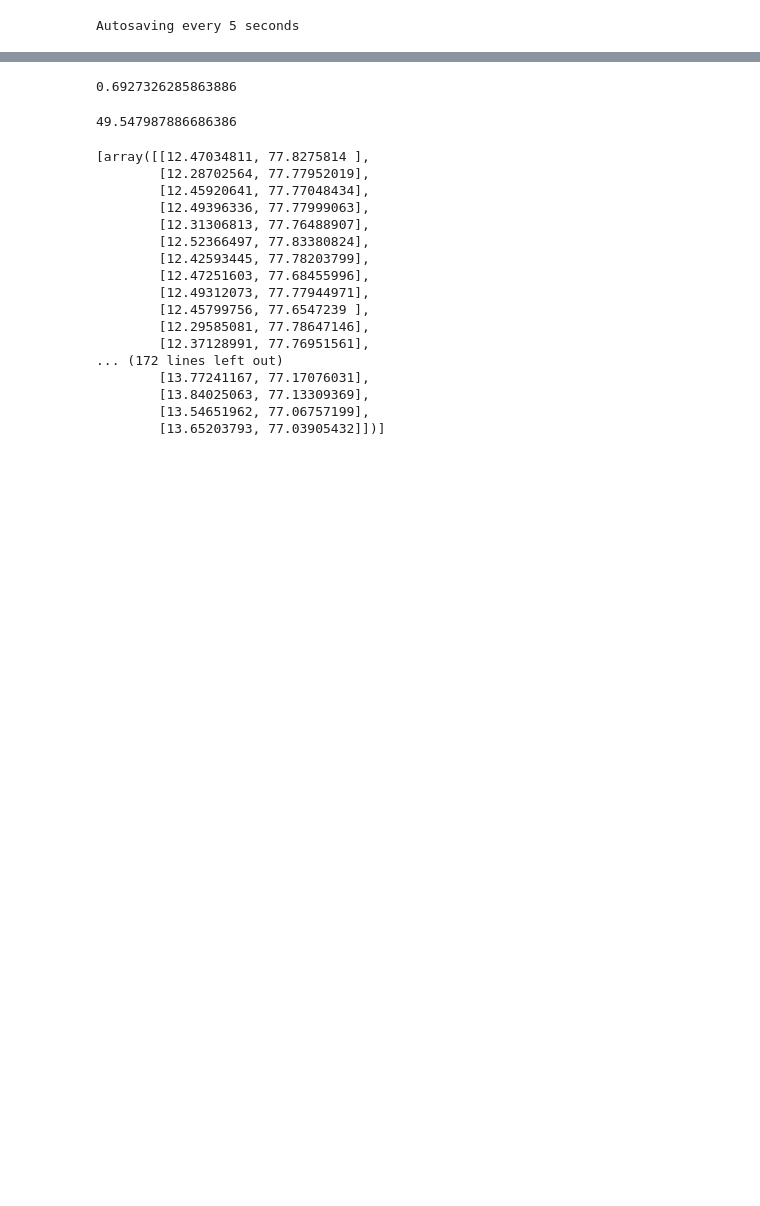
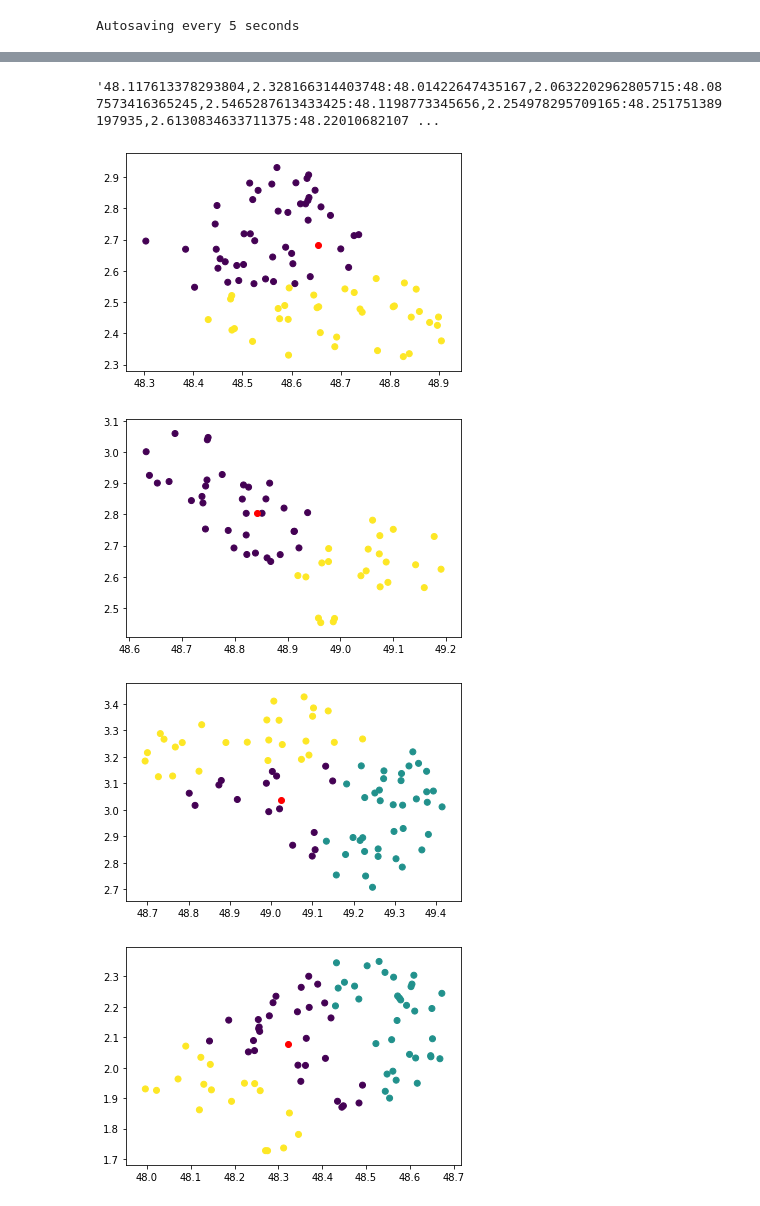
Before and after one commit to tejasvi/routero, a Jupyter notebook: prototype.ipynb, the cells around one changed output, grey strips where cells are left out. Saved outputs shown, nothing was run; the diff lists cells and outputs as text; code cells hidden in the pictures; blank space fills up the shorter version.

```diff
--- a/prototype.ipynb
+++ b/prototype.ipynb
@@ -87,9 +90,13 @@ def near(x, i):
 nearpoints = [ np.column_stack([dsource[i][near(dsource, i), 0], dsource[i][near(dsource, i), 1]]) for i in range(src.shape[0])]
 farpoints = [ np.column_stack([dsource[i][~near(dsource, i), 0], dsource[i][~near(dsource, i), 1]]) for i in range(src.shape[0])]
 # %%
-def getlist(points, n):
+def getlist(points, n, mode="proto"):
     s = str(src[n][0]) + ',' + str(src[n][1]) + ':'
-    for i, v in enumerate(points[n]):
+    if mode=="proto":
+        pt = points[n]
+    else:
+        pt = points
+    for i, v in enumerate(pt):
         if i < 145:
             s = s + str(v[0]) + ',' + str(v[1]) + ':'
         else:
@@ -101,17 +108,7 @@ def getroute(query, routeRepr="summaryOnly"):
 
     subscriptionKey = "3S9d9XPp-wT2oH-8yDBeVAknA5s2ykqPFCmTWANPgN8"
 
-    # Parameters for the vehicle
-    routeType="shortest"
-
-    # Get boundaries for the electric vehicle's reachable range.
-#     resp = requests.get("https://atlas.microsoft.com/route/directions/json?subscription-key={}&api-version=1.0&query={}&routeType={}&computeBestOrder=true&routeRepresentation={}"
-#                                                   .format(subscriptionKey,query, routeType, routeRepr)).json()
-    print(query)
-    resp = requests.get("https://atlas.microsoft.com/route/directions/json?subscription-key={}&api-version=1.0&query={}"
-                                                  .format(subscriptionKey,str(query))).json()
-    print(resp)
+    #Get boundaries for the electric vehicle's reachable range.
+    resp = requests.get("https://atlas.microsoft.com/route/directions/json?subscription-key={}&api-version=1.0&query={}&routeType=shortest&computeBestOrder=true&routeRepresentation={}"
+                                                  .format(subscriptionKey,query,routeRepr)).json()
     return resp
-# %%
-resp=getroute(getlist(farpoints,0))
-resp
@@ -154,28 +157,11 @@ if type=="far": k = length//400000 else: k = length//200000 if k>0: npoints = np
-# %%
-np.min(farpoints[0])
-# %% [output]
-0.6927326285863886
-# %%
-np.max(farpoints[1][:,1])
-# %% [output]
-49.547987886686386
-# %%
-farpoints
-# %% [output]
-[array([[12.47034811, 77.8275814 ],
-        [12.28702564, 77.77952019],
-        [12.45920641, 77.77048434],
-        [12.49396336, 77.77999063],
-        [12.31306813, 77.76488907],
-        [12.52366497, 77.83380824],
-        [12.42593445, 77.78203799],
-        [12.47251603, 77.68455996],
-        [12.49312073, 77.77944971],
-        [12.45799756, 77.6547239 ],
-        [12.29585081, 77.78647146],
-        [12.37128991, 77.76951561],
-... (172 lines left out)
-        [13.77241167, 77.17076031],
-        [13.84025063, 77.13309369],
-        [13.54651962, 77.06757199],
-        [13.65203793, 77.03905432]])]
+# %%
+getlist(nearpoints, 5)
+# %% [output]
+'48.117613378293804,2.328166314403748:48.01422647435167,2.0632202962805715:48.087573416365245,2.5465287613433425:48.1198773345656,2.254978295709165:48.251751389197935,2.6130834633711375:48.22010682107 ...
+# %%
+nearclusters = cluster(nearpoints)
+# %% [output]
+[figure, added]
+[figure, added]
+[figure, added]
+[figure, added]
```
Also changed, not shown: parts of 23 cells of this notebook, 10 other files.
